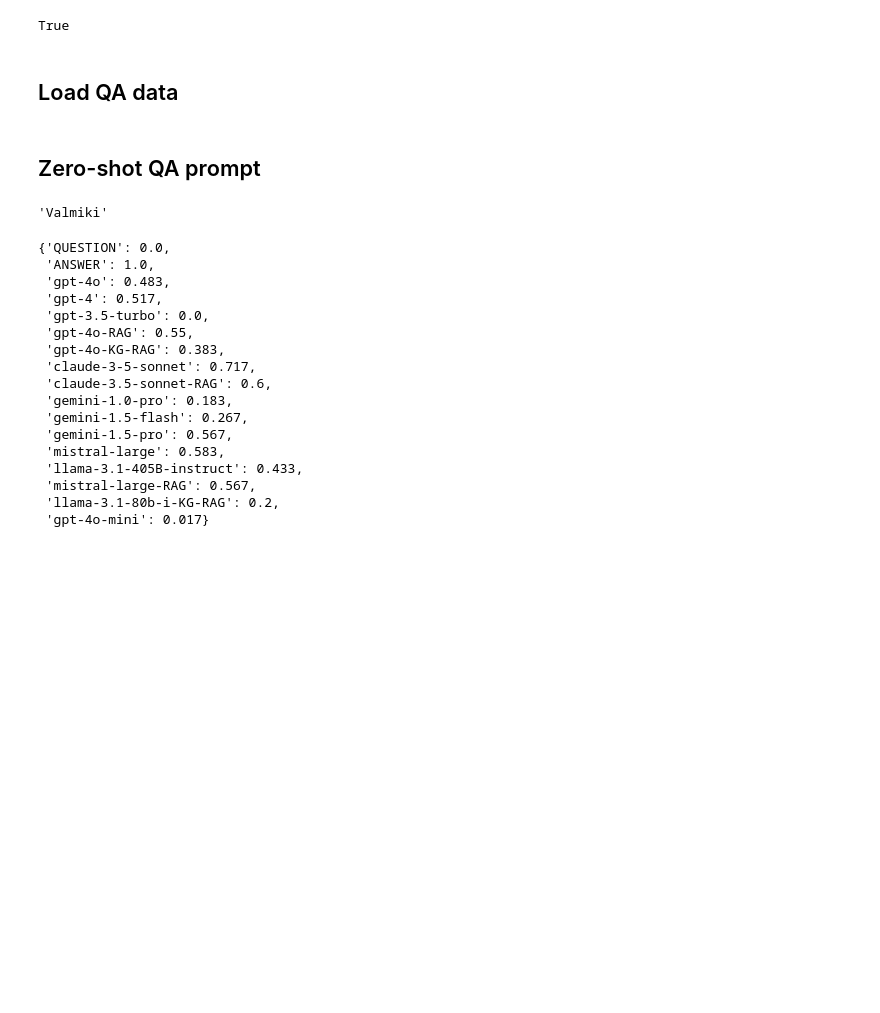
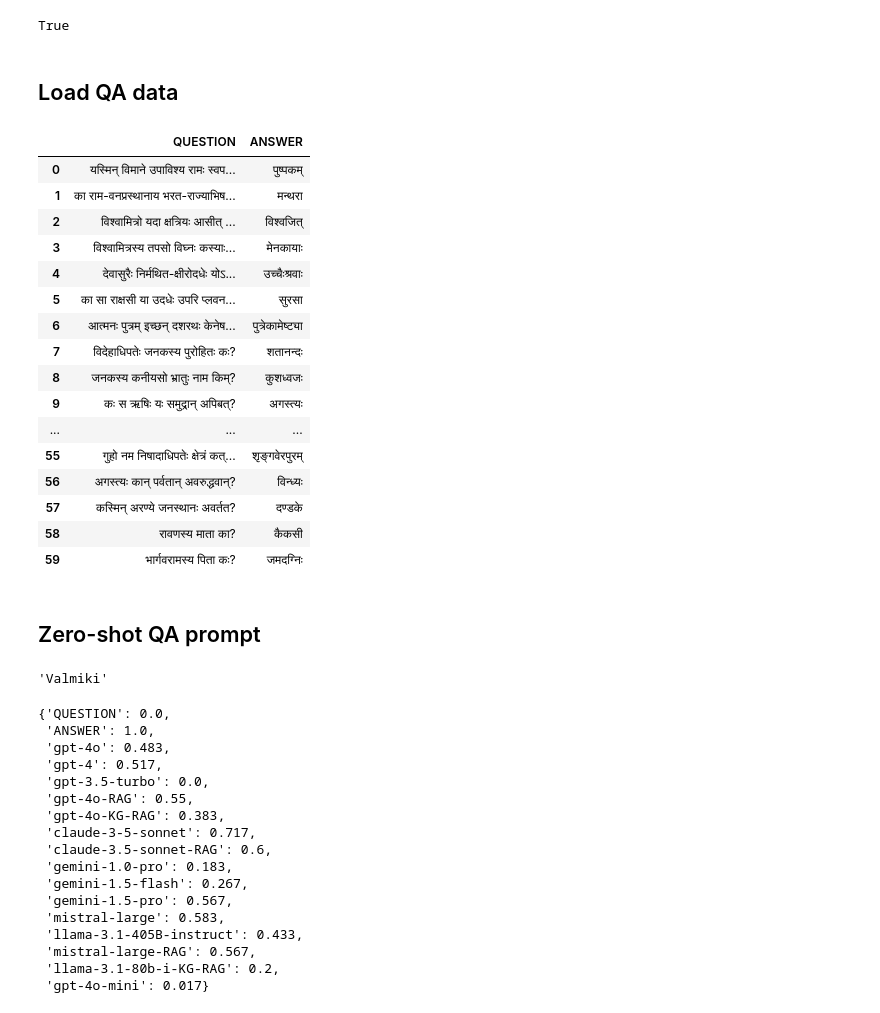
Before and after one commit to mahesh-ak/SktQA, a Jupyter notebook: gpt4o_qa_prompt.ipynb, the cells around one changed output. Drawn from its saved outputs; the diff is of its cells as text; code cells hidden in the pictures; blank space fills up the shorter version.

```diff
--- a/gpt4o_qa_prompt.ipynb
+++ b/gpt4o_qa_prompt.ipynb
@@ -16,6 +16,26 @@ qa_df = pd.read_csv('data/sample.tsv', sep='\t')
 # %%
 qa_df.drop(columns=['gpt-4o','gpt-4','gpt-3.5-turbo'], inplace=True)
 qa_df.to_csv('data/sample.tsv',sep='\t',index=False)
+# %%
+qa_df
+# %% [output]
+|  | QUESTION | ANSWER |
+| 0 | यस्मिन् विमाने उपाविश्य रामः स्वप... | पुष्पकम् |
+| 1 | का राम-वनप्रस्थानाय भरत-राज्याभिष... | मन्थरा |
+| 2 | विश्वामित्रो यदा क्षत्रियः आसीत् ... | विश्वजित् |
+| 3 | विश्वामित्रस्य तपसो विघ्नः कस्याः... | मेनकायाः |
+| 4 | देवासुरैः निर्मथित-क्षीरोदधेः योऽ... | उच्चैःश्रवाः |
+| 5 | का सा राक्षसी या उदधेः उपरि प्लवन... | सुरसा |
+| 6 | आत्मनः पुत्रम् इच्छन् दशरथः केनेष... | पुत्रेकामेष्ट्या |
+| 7 | विदेहाधिपतेः जनकस्य पुरोहितः कः? | शतानन्दः |
+| 8 | जनकस्य कनीयसो भ्रातुः नाम किम्? | कुशध्वजः |
+| 9 | कः स ऋषिः यः समुद्रान् अपिबत्? | अगस्त्यः |
+| ... | ... | ... |
+| 55 | गुहो नम निषादाधिपतेः क्षेत्रं कत्... | शृङ्गवेरपुरम् |
+| 56 | अगस्त्यः कान् पर्वतान् अवरुद्धवान्? | विन्ध्यः |
+| 57 | कस्मिन् अरण्ये जनस्थानः अवर्तत? | दण्डके |
+| 58 | रावणस्य माता का? | कैकसी |
+| 59 | भार्गवरामस्य पिता कः? | जमदग्निः |
 # %% [markdown]
 ## Zero-shot QA prompt
 # %%
```
Also changed, not shown: parts of 28 cells of this notebook, 14 other files.
